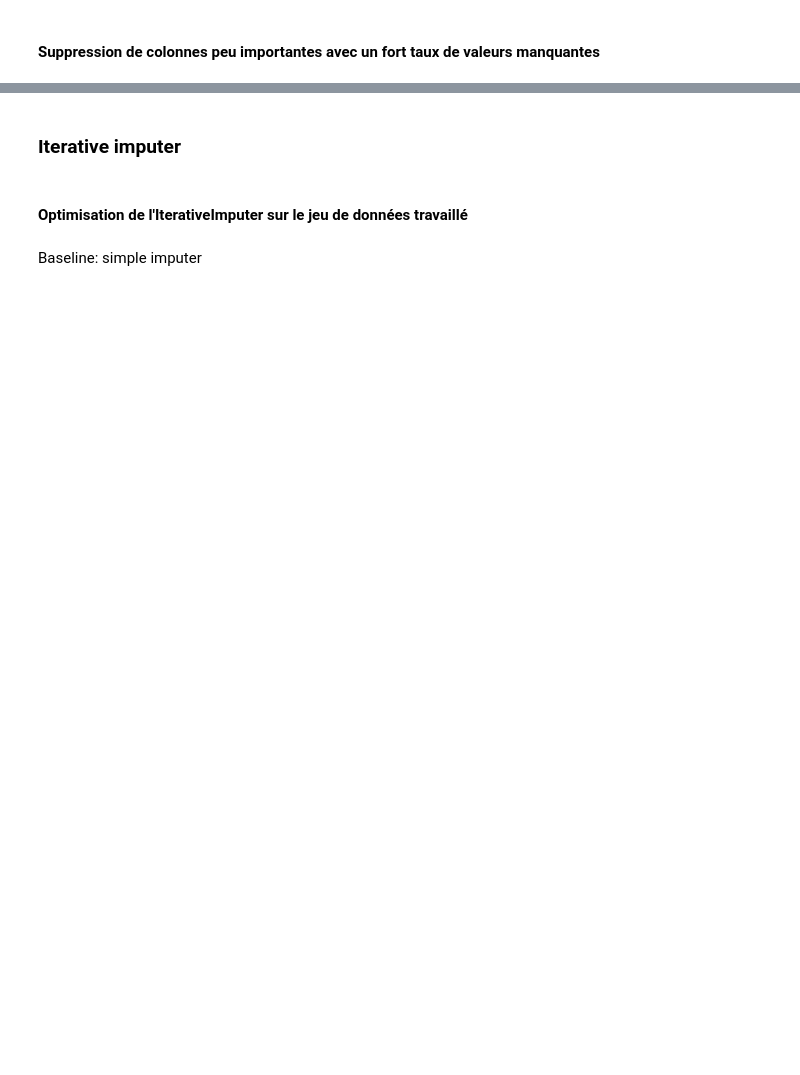
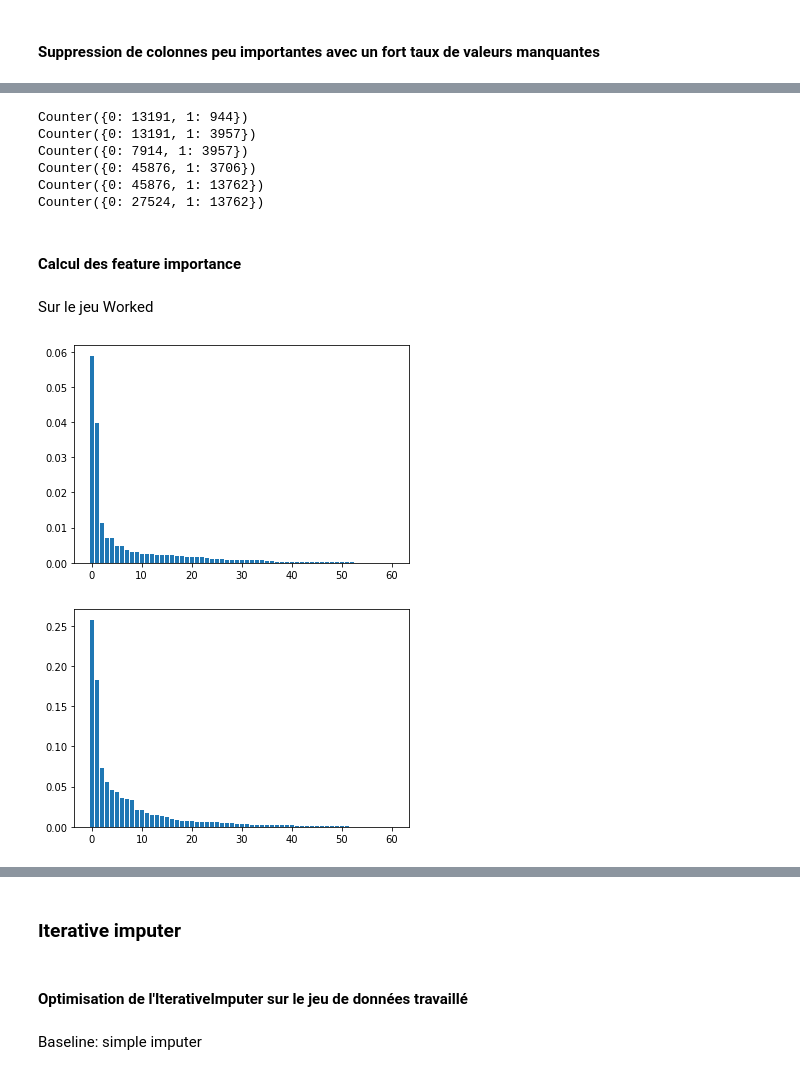
Before and after one commit to pyb-data/credit_scoring, a Jupyter notebook: Data_Preparation.ipynb, the cells around one changed output, grey strips where cells are left out. Drawn from its saved outputs; the diff is of its cells as text; code cells hidden in the pictures; blank space fills up the shorter version.

```diff
--- a/Data_Preparation.ipynb
+++ b/Data_Preparation.ipynb
@@ -1187,0 +1305,18 @@ del dfApplicationDefault['PREV_NAME_CASH_LOAN_PURPOSE']
+# %%
+X_d = dfApplicationDefault.values
+X_w = dfApplicationWorked.values
+
+X_dcol = dfApplicationDefault.columns
+X_wcol = dfApplicationWorked.columns
+# %%
+X_d, y_d = OverUnder(X_d, y_d)
+X_w, y_w = OverUnder(X_w, y_w)
+# %% [output]
+Counter({0: 13191, 1: 944})
+Counter({0: 13191, 1: 3957})
+Counter({0: 7914, 1: 3957})
+Counter({0: 45876, 1: 3706})
+Counter({0: 45876, 1: 13762})
+Counter({0: 27524, 1: 13762})
+# %% [markdown]
+#### Calcul des feature importance
@@ -1187,0 +1367,23 @@ del dfApplicationDefault['PREV_NAME_CASH_LOAN_PURPOSE']
+# %%
+perm_imp_d = feat_perm_imp(X_d, y_d, X_dcol, RandomForestClassifier(n_estimators=200, max_depth=5))
+perm_imp_w = feat_perm_imp(X_w, y_w, X_wcol, RandomForestClassifier(n_estimators=200, max_depth=5))
+
+imp_d = feat_imp(X_d, y_d, X_dcol, RandomForestClassifier(n_estimators=200, max_depth=5))
+imp_w = feat_imp(X_w, y_w, X_wcol, RandomForestClassifier(n_estimators=200, max_depth=5))
+# %%
+imp_d = imp_d.merge(perm_imp_d, left_on='feature', right_on='feature')
+imp_w = imp_w.merge(perm_imp_w, left_on='feature', right_on='feature')
+imp_d['diff_classement'] = imp_d.apply(lambda x: np.abs(x.classement - x.perm_classement), axis=1)
+imp_w['diff_classement'] = imp_w.apply(lambda x: np.abs(x.classement - x.perm_classement), axis=1)
+imp_d['best_classement'] = imp_d.apply(lambda x: np.min([x.classement, x.perm_classement]), axis=1)
+imp_w['best_classement'] = imp_w.apply(lambda x: np.min([x.classement, x.perm_classement]), axis=1)
+# %% [markdown]
+Sur le jeu Worked
+# %%
+plt.bar([x for x in range(len(imp_w))], imp_w['perm_imp'].sort_values(ascending=False))
+plt.show()
+plt.bar([x for x in range(len(imp_w))], imp_w['impMedian'].sort_values(ascending=False))
+plt.show()
+# %% [output]
+[figure, added]
+[figure, added]
```
Also changed, not shown: parts of 77 cells of this notebook.
